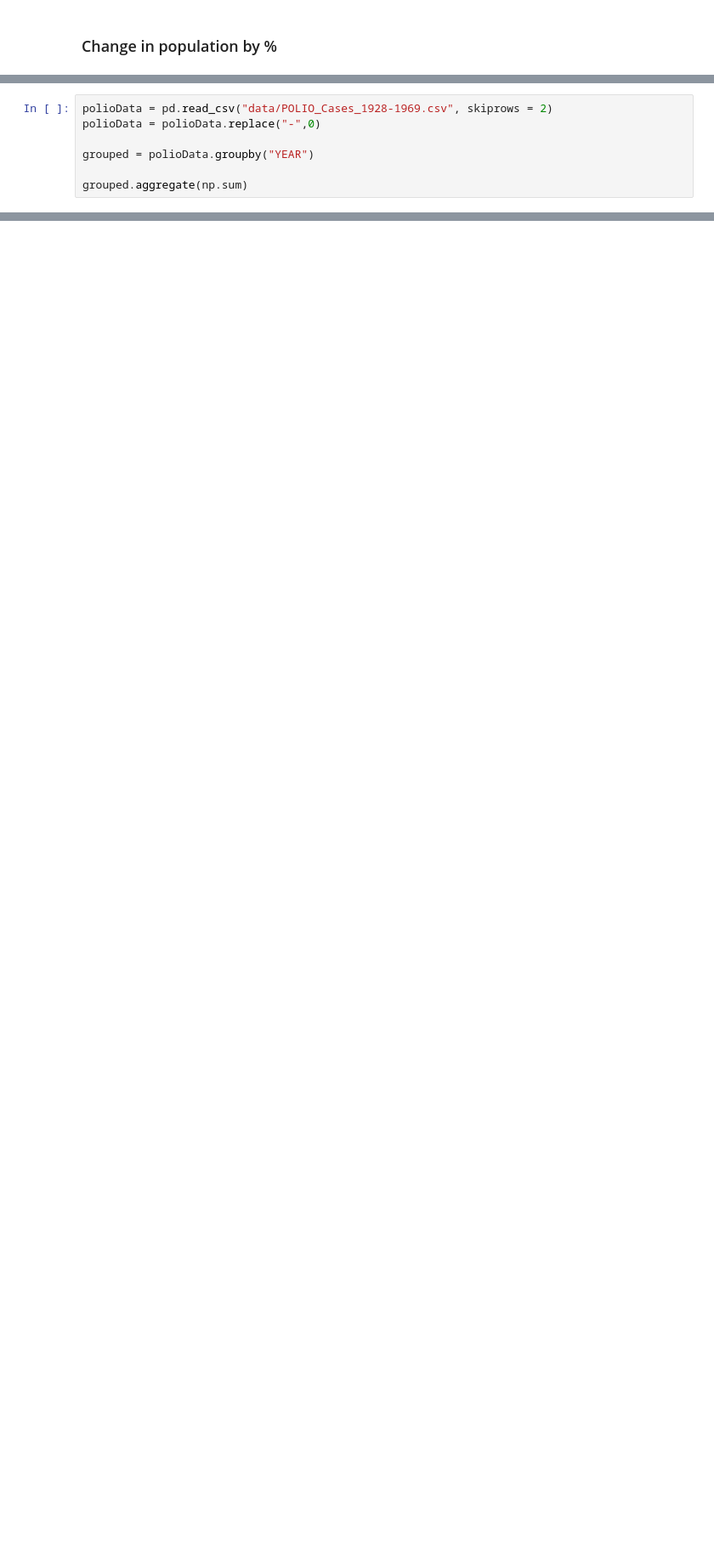
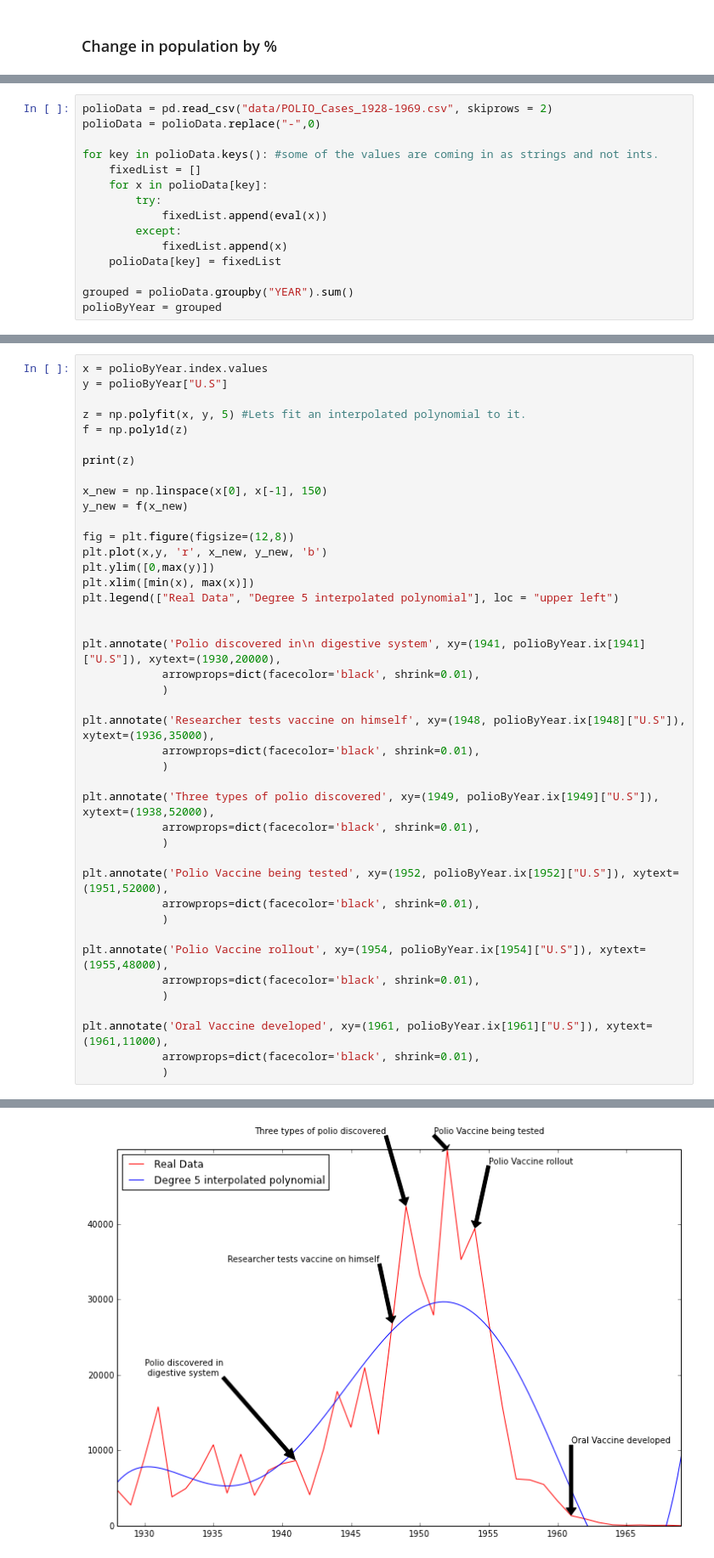
Before and after one commit to nstrayer/math295, a Jupyter notebook: HW01/work/hw01.ipynb, the cells around one changed output, grey strips where cells are left out. Shown: that part at 85% size. Cells and saved outputs as stored; diff of their text form; blank space fills up the shorter version.

```diff
--- a/HW01/work/hw01.ipynb
+++ b/HW01/work/hw01.ipynb
@@ -217,6 +237,14 @@ plt.xlim([0,51])
 polioData = pd.read_csv("data/POLIO_Cases_1928-1969.csv", skiprows = 2)
 polioData = polioData.replace("-",0)
 
-grouped = polioData.groupby("YEAR")
+for key in polioData.keys(): #some of the values are coming in as strings and not ints.
+    fixedList = []
+    for x in polioData[key]:
+        try:
+            fixedList.append(eval(x))
+        except:
+            fixedList.append(x)
+    polioData[key] = fixedList
 
-grouped.aggregate(np.sum)
+grouped = polioData.groupby("YEAR").sum()
+polioByYear = grouped
@@ -247,0 +326,43 @@ for name, group in test:
+# %%
+x = polioByYear.index.values
+y = polioByYear["U.S"]
+
+z = np.polyfit(x, y, 5) #Lets fit an interpolated polynomial to it.
+f = np.poly1d(z)
+
+print(z)
+
+x_new = np.linspace(x[0], x[-1], 150)
+y_new = f(x_new)
+
+fig = plt.figure(figsize=(12,8))
+plt.plot(x,y, 'r', x_new, y_new, 'b')
+plt.ylim([0,max(y)])
+plt.xlim([min(x), max(x)])
+plt.legend(["Real Data", "Degree 5 interpolated polynomial"], loc = "upper left")
+
+
+plt.annotate('Polio discovered in\n digestive system', xy=(1941, polioByYear.ix[1941]["U.S"]), xytext=(1930,20000),
+            arrowprops=dict(facecolor='black', shrink=0.01),
+            )
+
+plt.annotate('Researcher tests vaccine on himself', xy=(1948, polioByYear.ix[1948]["U.S"]), xytext=(1936,35000),
+            arrowprops=dict(facecolor='black', shrink=0.01),
+            )
+
+plt.annotate('Three types of polio discovered', xy=(1949, polioByYear.ix[1949]["U.S"]), xytext=(1938,52000),
+            arrowprops=dict(facecolor='black', shrink=0.01),
+            )
+
+plt.annotate('Polio Vaccine being tested', xy=(1952, polioByYear.ix[1952]["U.S"]), xytext=(1951,52000),
+            arrowprops=dict(facecolor='black', shrink=0.01),
+            )
+
+plt.annotate('Polio Vaccine rollout', xy=(1954, polioByYear.ix[1954]["U.S"]), xytext=(1955,48000),
+            arrowprops=dict(facecolor='black', shrink=0.01),
+            )
+
+plt.annotate('Oral Vaccine developed', xy=(1961, polioByYear.ix[1961]["U.S"]), xytext=(1961,11000),
+            arrowprops=dict(facecolor='black', shrink=0.01),
+            )
+# %% [output]
@@ -247,0 +372 @@ for name, group in test:
+[figure, added]
```
Also changed, not shown: parts of 8 cells of this notebook.
